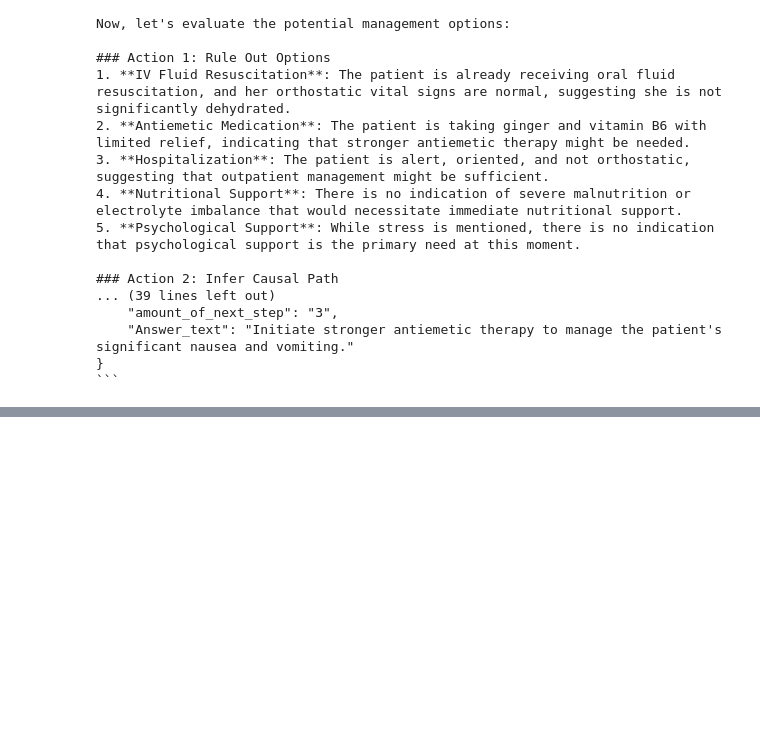
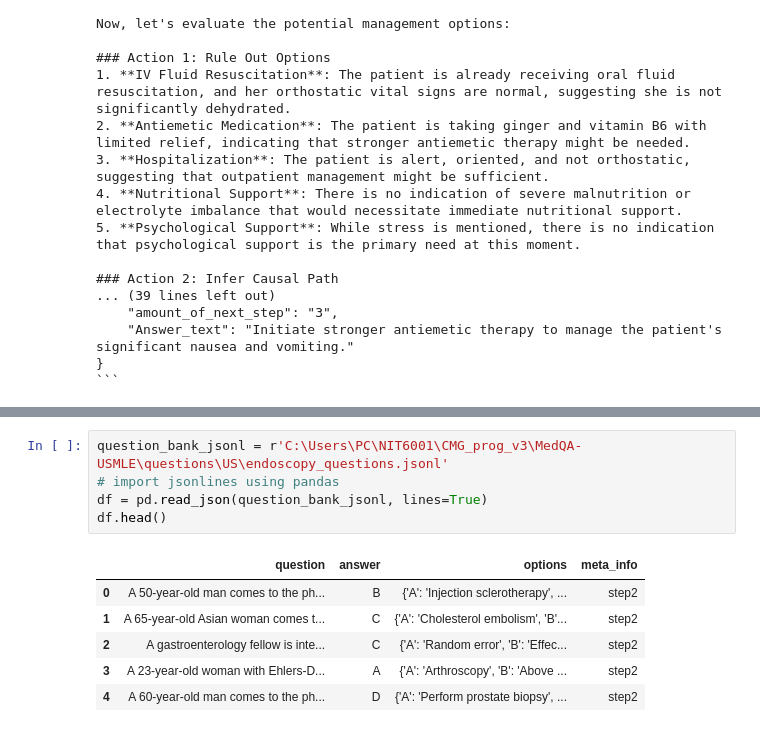
Before and after one commit to VuTrungNguyen/CMG_PROGRAM, a Jupyter notebook: CMG_neo4j_import.ipynb, the cells around one changed output, grey strips where cells are left out. Drawn from its saved outputs; the diff is of its cells as text; blank space fills up the shorter version.

```diff
--- a/CMG_neo4j_import.ipynb
+++ b/CMG_neo4j_import.ipynb
@@ -1564,0 +2109,12 @@ Now, let's evaluate the potential management options:
+# %%
+question_bank_jsonl = r'C:\Users\PC\NIT6001\CMG_prog_v3\MedQA-USMLE\questions\US\endoscopy_questions.jsonl'
+# import jsonlines using pandas
+df = pd.read_json(question_bank_jsonl, lines=True)
+df.head()
+# %% [output]
+|  | question | answer | options | meta_info |
+| 0 | A 50-year-old man comes to the ph... | B | {'A': 'Injection sclerotherapy', ... | step2 |
+| 1 | A 65-year-old Asian woman comes t... | C | {'A': 'Cholesterol embolism', 'B'... | step2 |
+| 2 | A gastroenterology fellow is inte... | C | {'A': 'Random error', 'B': 'Effec... | step2 |
+| 3 | A 23-year-old woman with Ehlers-D... | A | {'A': 'Arthroscopy', 'B': 'Above ... | step2 |
+| 4 | A 60-year-old man comes to the ph... | D | {'A': 'Perform prostate biopsy', ... | step2 |
```
Also changed, not shown: parts of 55 cells of this notebook, 5 other files.
